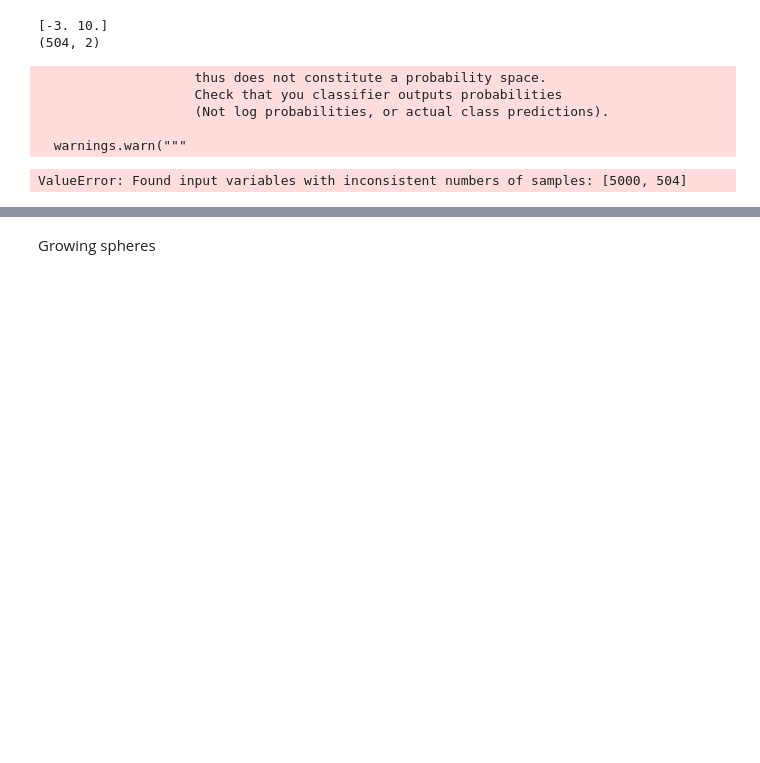
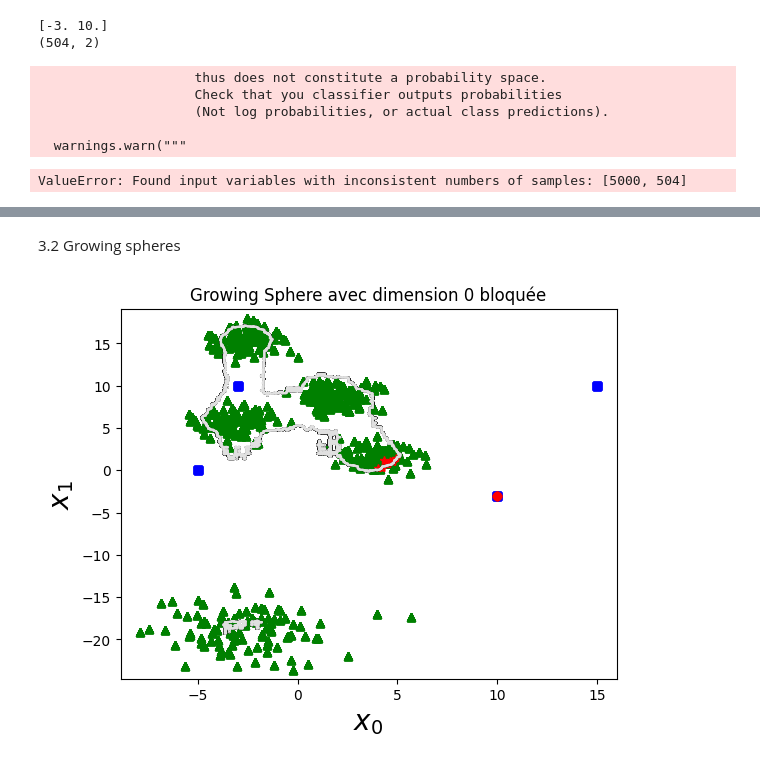
Before and after one commit to pidoux7/XAI, a Jupyter notebook: TME8/TME8.ipynb, the cells around one changed output, grey strips where cells are left out. Drawn from its saved outputs; the diff is of its cells as text; code cells hidden in the pictures; blank space fills up the shorter version.

```diff
--- a/TME8/TME8.ipynb
+++ b/TME8/TME8.ipynb
@@ -231,5 +259,5 @@ array([0.29512121, 0.86680247, 0.84401315, 0.95533342, 0.87689614,
 # %% [markdown]
-Growing spheres
+3.2 Growing spheres
 # %%
 # generation uniforme selon une loi uniforme sur [a0,a1]
 def SL(X,a0,a1,n): # fonctionnement mais à verifier
@@ -318,52 +346,61 @@ def algo_GSFS(X,classifier,enemy):
                 e_best[k] = e_second[k]
                 #modification += 1
 
     #print("modification de %d dimensions lors du choix de e_best"%modification)
 
     return e_best
 # algo growing sphere generation + feature selection
 def algo_GS(X,classifier,eta,n):
     enemy = algo_GSG(X,classifier,eta,n)
     e_best = algo_GSFS(X,classifier,enemy)
     return e_best
 
 
-def affichage(x, ennemy, X_test, y_test, classifier):
+def affichage_list(x, ennemy_list, X_test, y_test, classifier):
 
-    # Plot X
+    # Plot the points of X except x
     plt.plot(X_test[:, 0][y_test==1], X_test[:, 1][y_test==1],'bs')
     plt.plot(X_test[:, 0][y_test==0], X_test[:, 1][y_test==0], 'g^')
 
-    # Plot x and son ennemy
+    # Plot x and its ennemies
     plt.plot(x[0], x[1], 'ro', label = 'x')
-    plt.plot(ennemy[0], ennemy[1], 'r*', label = 'ennemy')
+    for i in range(len(ennemy_list)-1):
+        plt.plot(ennemy_list[i][0], ennemy_list[i][1], 'r*')
+    plt.plot(ennemy_list[-1][0], ennemy_list[-1][1], 'r*', label = 'ennemies')
+
+    #frontière décision
+    h = .02
+    x_min, x_max = X_test[:, 0].min() - 1, X_test[:, 0].max() + 1
+    y_min, y_max = X_test[:, 1].min() - 1, X_test[:, 1].max() + 1
+    xx, yy = np.meshgrid(np.arange(x_min, x_max, h), np.arange(y_min, y_max, h))
+    Z = classifier.predict(np.c_[xx.ravel(), yy.ravel()])
+    Z = Z.reshape(xx.shape)
+    plt.contour(xx, yy, Z, cmap='gray')
 
     # X contains two features, x1 and x2
     plt.xlabel(r"$x_0$", fontsize=20)
     plt.ylabel(r"$x_1$", fontsize=20)
 
-    #frontière décision
-    h = .02
-    x_min, x_max = X[:, 0].min() - 1, X[:, 0].max() + 1
-    y_min, y_max = X[:, 1].min() - 1, X[:, 1].max() + 1
-    xx, yy = np.meshgrid(np.arange(x_min, x_max, h), np.arange(y_min, y_max, h))
-    Z = classifier.predict(np.c_[xx.ravel(), yy.ravel()])
-    Z = Z.reshape(xx.shape)
-    plt.contour(xx, yy, Z, cmap='gray')
-
     # commentaires
-    plt.legend()
-
-    # plot.
-    plt.show()
+    # Displaying the plot.
 
 
 #hyperparamètres
-classifier = neigh
+classifier = forest
 eta = 0.5
 n = 100
+
+
 # on choisit un point au hasard dans le jeu de test
-x = X_test[np.random.randint(low=0, high=len(X_test - 1))]
-# on applique l'algorithme growing spheres
-ennemy = algo_GS(x,classifier,eta,n)
-affichage(x, ennemy, X_test, y_test, neigh)
+outlier = X[np.random.randint(low=-4, high=-1)]
+
+
+ennemy_list = []
+
+for j in range(10):
+    ennemy_list.append(algo_GS(outlier,forest,eta,n))
+    affichage_list(outlier, ennemy_list, X, y, forest)
+plt.title("Growing Sphere avec dimension 0 bloquée")
+plt.show()
+# %% [output]
+[figure, added]
```
Also changed, not shown: parts of 13 cells of this notebook.
